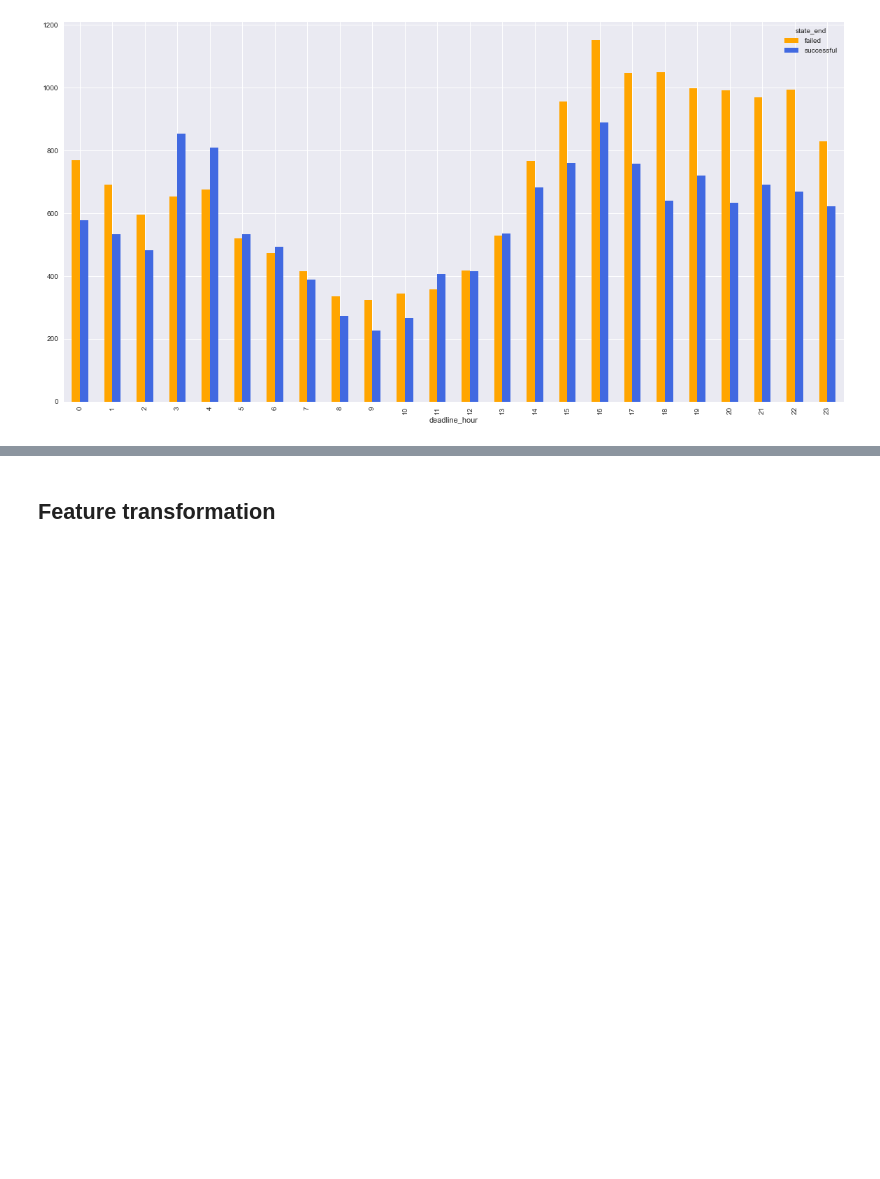
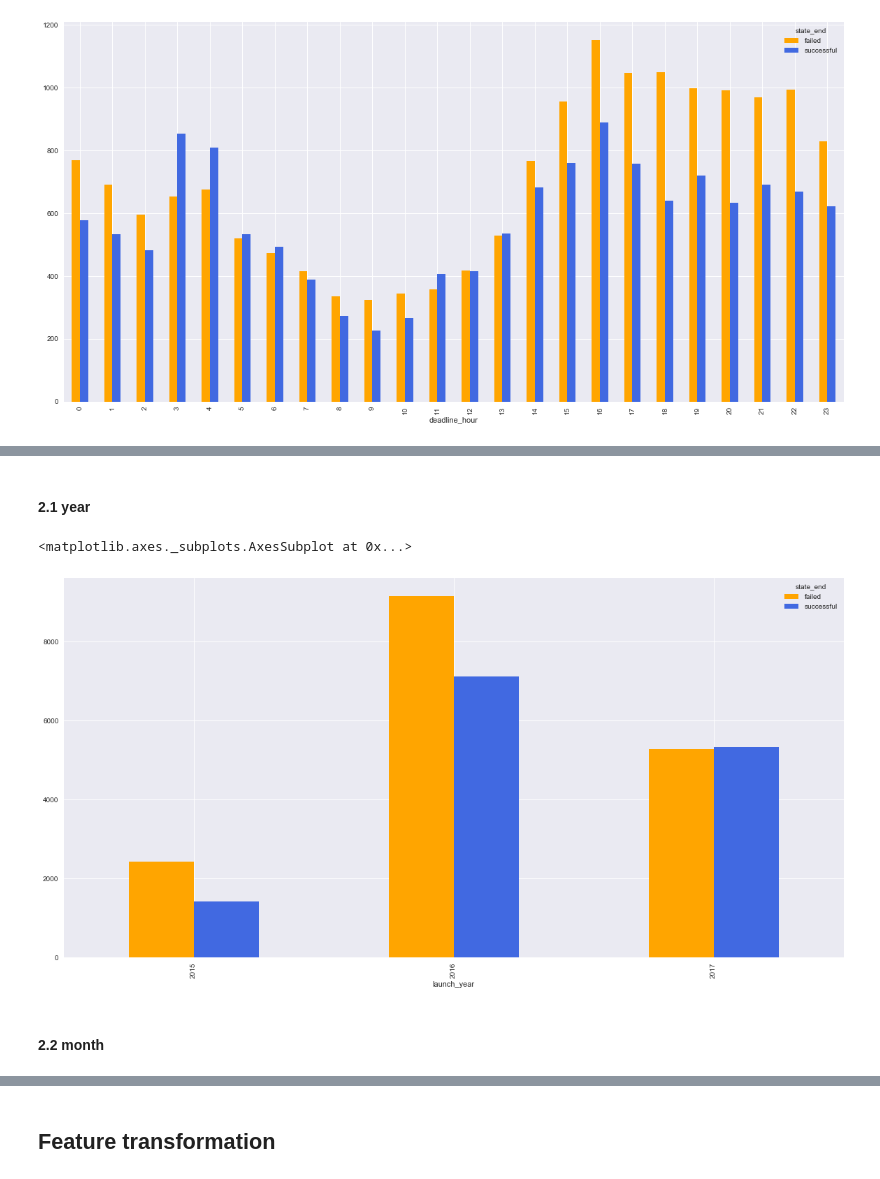
Before and after one commit to blanarik/kickstarter_success_prediction, a Jupyter notebook: 06_Kickstarter_selection_of_variables_for_prediction_task.ipynb, the cells around one changed output, grey strips where cells are left out. Drawn from its saved outputs; the diff is of its cells as text; code cells hidden in the pictures; blank space fills up the shorter version.

```diff
--- a/06_Kickstarter_selection_of_variables_for_prediction_task.ipynb
+++ b/06_Kickstarter_selection_of_variables_for_prediction_task.ipynb
@@ -777,0 +814,8 @@ df_selected.to_csv('data/selected_data.csv')
+# %%
+df.loc[3054, 'location_state'] = 'None'
+df.loc[7903, 'location_state'] = 'Macedonia'
+df.loc[16683, 'location_state'] = 'Sint Maarten (Dutch part)'
+df.loc[21286, 'location_state'] = 'Virgin Islands, U.S. '
+df.loc[30232, 'location_state'] = 'Macedonia'
+df.loc[30347, 'location_state'] = 'Vatican City'
+df.loc[30389, 'location_state'] = 'None'
@@ -839,0 +890,4 @@ pd.crosstab(index=df['deadline_hour'], columns=df['state_end']).plot.bar(stacked
+# %%
+# convert unix timestamp to datetime
+df['launch_datetime'] = pd.to_datetime(df['launched_at'], unit='s')
+df[['url_name','launched_at','launch_datetime', 'db_start_time']].sample(5)
@@ -839,0 +901,11 @@ pd.crosstab(index=df['deadline_hour'], columns=df['state_end']).plot.bar(stacked
+# %% [markdown]
+#### 2.1 year
+# %%
+df['launch_year'] = df['launch_datetime'].dt.year
+# %%
+pd.crosstab(index=df['launch_year'], columns=df['state_end']).plot.bar(stacked=False, color=['orange', 'royalblue'], figsize=(20,10))
+# %% [output]
+<matplotlib.axes._subplots.AxesSubplot at 0x...>
+[figure, added]
+# %% [markdown]
+#### 2.2 month
```
Also changed, not shown: parts of 54 cells of this notebook.
